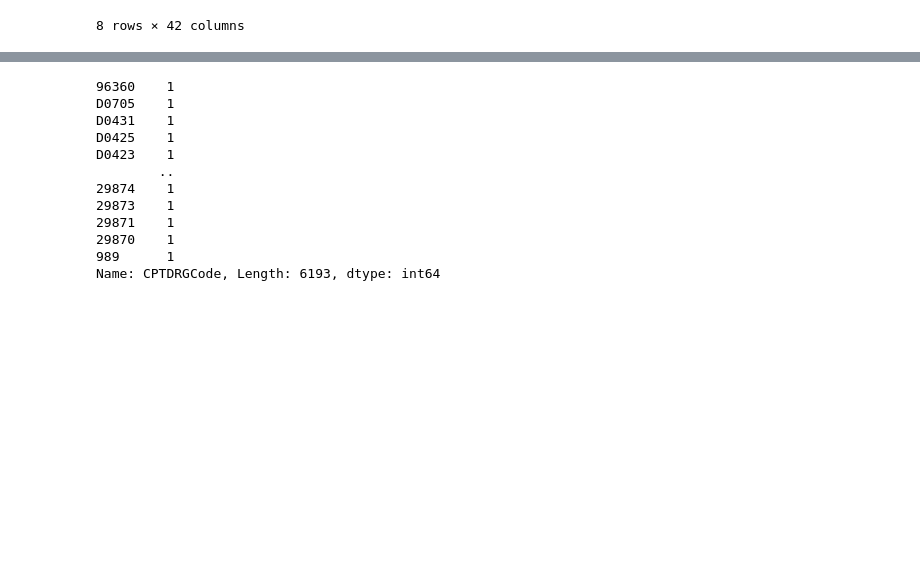
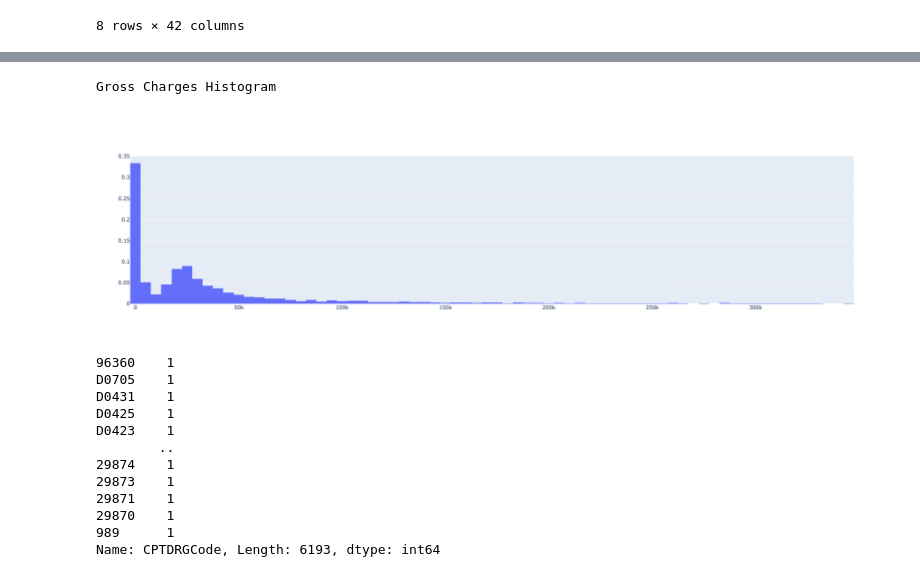
Before and after one commit to bonitr02/sqlite_database_operations, a Jupyter notebook: hha504_assgn3.ipynb, the cells around one changed output, grey strips where cells are left out. Drawn from its saved outputs; the diff is of its cells as text; code cells hidden in the pictures; blank space fills up the shorter version.

```diff
--- a/hha504_assgn3.ipynb
+++ b/hha504_assgn3.ipynb
@@ -667,3 +708,11 @@ df2_clean.describe()
+# %%
+fig1 = go.Figure(data=[go.Histogram(x=df2_clean_outliers['Gross Charges'], histnorm='probability')])
+print('Gross Charges Histogram')
+
+display.Image("/content/newplot (4).png")
+# %% [output]
+Gross Charges Histogram
+[figure, added]
 # %%
 df2_clean['CPTDRGCode'].value_counts()
 # %% [output]
```
Also changed, not shown: parts of 9 cells of this notebook.
